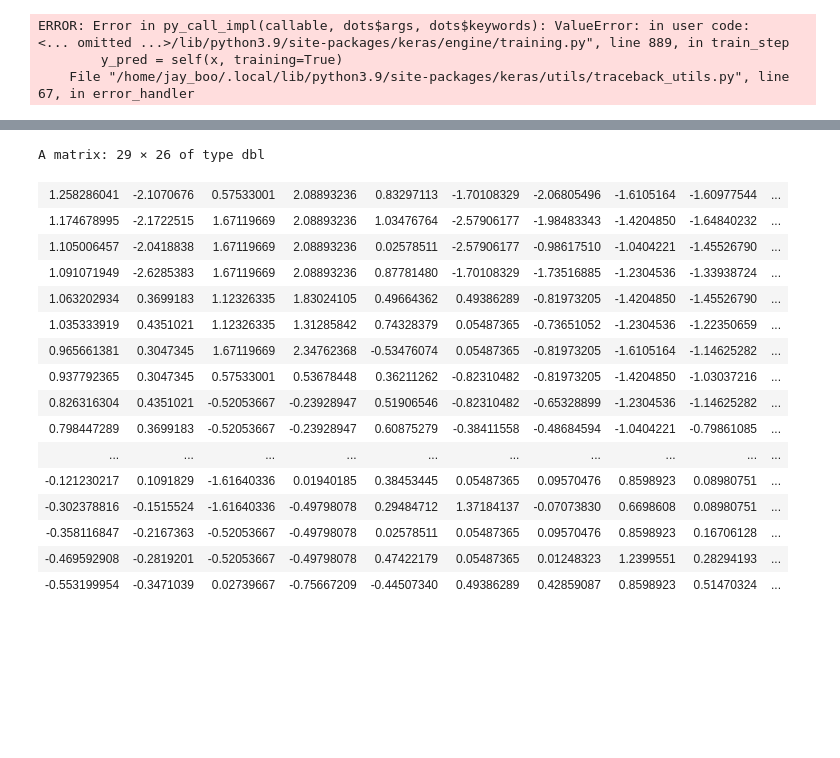
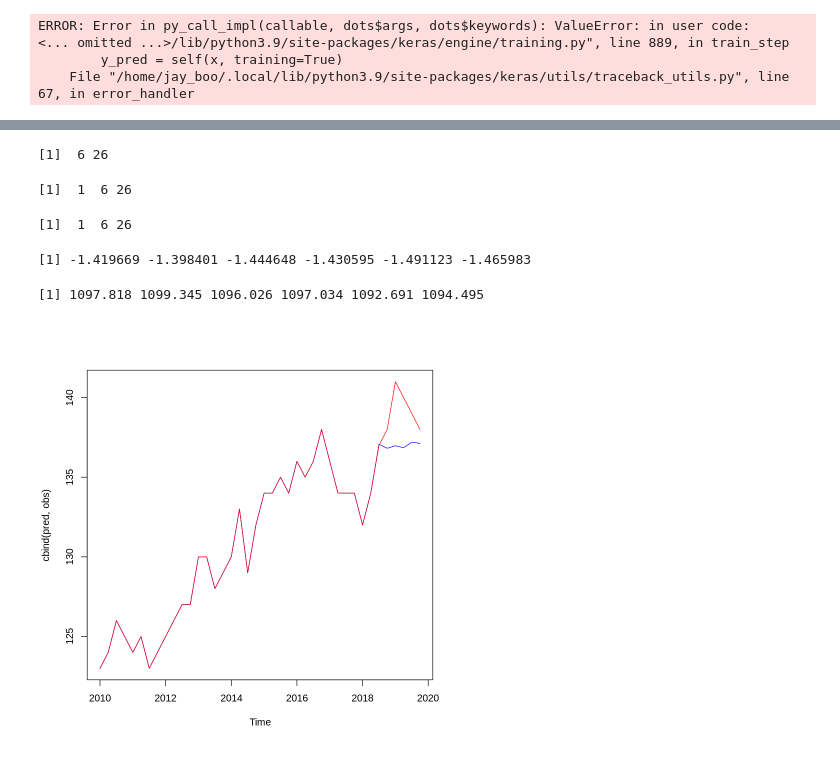
Before and after one commit to Jay-boo/TimeSeries_ACOSS, a Jupyter notebook: multivariate_LSTM_bis.ipynb, the cells around one changed output, grey strips where cells are left out. Drawn from its saved outputs; the diff is of its cells as text; code cells hidden in the pictures; blank space fills up the shorter version.

Commit message:
LSTM model multivariate

```diff
--- a/multivariate_LSTM_bis.ipynb
+++ b/multivariate_LSTM_bis.ipynb
@@ -278,0 +351,7 @@ A matrix: 29 × 156 of type dbl
+# %%
+x_test <-df.train[(nrow(scaled_train)- prediction+1):nrow(scaled_train),]
+for(i in 1:ncol(x_test)){
+    x_test[,i] <-(x_test[,i] -scale_factor[["center"]][i])/scale_factor[["sd"]][i]
+}
+x_test_scaled <- x_test
+x_test_scaled
@@ -279,32 +368,43 @@ A matrix: 29 × 156 of type dbl
 # %%
-#forme voulue
-#29 * 6* 26
-array_test <-array(
-    data=as.numeric(unlist(x_train_data)),
-    dim=c(
-        nrow(x_train_data),
-        6,
-        26
-        )
-
+x_test_scaled %>%dim
+x_test_array <- array(
+    data = as.numeric(unlist(x_test_scaled)),
+    dim=c(1,6,26)
 )
+# %% [output]
+[1]  6 26
+# %%
+x_test_array %>%dim
+# %% [output]
+[1]  1  6 26
+# %%
+LSTM_forecast <- LSTM_model %>% predict(x_test_array,batch_size=1)
+LSTM_forecast %>%dim
+# %% [output]
+[1]  1  6 26
 # %%
-array_test[,1,]
+LSTM_forecast[,,1]
 # %% [output]
-A matrix: 29 × 26 of type dbl
+[1] -1.419669 -1.398401 -1.444648 -1.430595 -1.491123 -1.465983
-| 1.258286041 | -2.1070676 | 0.57533001 | 2.08893236 | 0.83297113 | -1.70108329 | -2.06805496 | -1.6105164 | -1.60977544 | ... |
-| 1.174678995 | -2.1722515 | 1.67119669 | 2.08893236 | 1.03476764 | -2.57906177 | -1.98483343 | -1.4204850 | -1.64840232 | ... |
-| 1.105006457 | -2.0418838 | 1.67119669 | 2.08893236 | 0.02578511 | -2.57906177 | -0.98617510 | -1.0404221 | -1.45526790 | ... |
-| 1.091071949 | -2.6285383 | 1.67119669 | 2.08893236 | 0.87781480 | -1.70108329 | -1.73516885 | -1.2304536 | -1.33938724 | ... |
-| 1.063202934 | 0.3699183 | 1.12326335 | 1.83024105 | 0.49664362 | 0.49386289 | -0.81973205 | -1.4204850 | -1.45526790 | ... |
-| 1.035333919 | 0.4351021 | 1.12326335 | 1.31285842 | 0.74328379 | 0.05487365 | -0.73651052 | -1.2304536 | -1.22350659 | ... |
-| 0.965661381 | 0.3047345 | 1.67119669 | 2.34762368 | -0.53476074 | 0.05487365 | -0.81973205 | -1.6105164 | -1.14625282 | ... |
-| 0.937792365 | 0.3047345 | 0.57533001 | 0.53678448 | 0.36211262 | -0.82310482 | -0.81973205 | -1.4204850 | -1.03037216 | ... |
-| 0.826316304 | 0.4351021 | -0.52053667 | -0.23928947 | 0.51906546 | -0.82310482 | -0.65328899 | -1.2304536 | -1.14625282 | ... |
-| 0.798447289 | 0.3699183 | -0.52053667 | -0.23928947 | 0.60875279 | -0.38411558 | -0.48684594 | -1.0404221 | -0.79861085 | ... |
-| ... | ... | ... | ... | ... | ... | ... | ... | ... | ... |
-| -0.121230217 | 0.1091829 | -1.61640336 | 0.01940185 | 0.38453445 | 0.05487365 | 0.09570476 | 0.8598923 | 0.08980751 | ... |
-| -0.302378816 | -0.1515524 | -1.61640336 | -0.49798078 | 0.29484712 | 1.37184137 | -0.07073830 | 0.6698608 | 0.08980751 | ... |
-| -0.358116847 | -0.2167363 | -0.52053667 | -0.49798078 | 0.02578511 | 0.05487365 | 0.09570476 | 0.8598923 | 0.16706128 | ... |
-| -0.469592908 | -0.2819201 | -0.52053667 | -0.49798078 | 0.47422179 | 0.05487365 | 0.01248323 | 1.2399551 | 0.28294193 | ... |
-| -0.553199954 | -0.3471039 | 0.02739667 | -0.75667209 | -0.44507340 | 0.49386289 | 0.42859087 | 0.8598923 | 0.51470324 | ... |
+# %%
+# Unscale prediction
+for (i in 1: dim(LSTM_forecast)[3]){
+    LSTM_forecast[,,i] <- LSTM_forecast[,,i] * scale_factor[["sd"]][i] +scale_factor[["center"]][i]
+}
+# %%
+LSTM_forecast[,,1]
+# %% [output]
+[1] 1097.818 1099.345 1096.026 1097.034 1092.691 1094.495
+# %%
+index_secteur <- 8
+pred <-c(df.ts[1:(nrow(scaled_train)-prediction),index_secteur],LSTM_forecast[,,index_secteur])
+pred <-ts(pred, start=c(2010,1),frequency=4)
+obs <- df.ts[,index_secteur]
+
+plot.ts(
+    cbind(pred,obs),
+    plot.type="single",
+    col=c("blue","red")
+)
+# %% [output]
+[figure, added]
```
Also changed, not shown: parts of 11 cells of this notebook.
